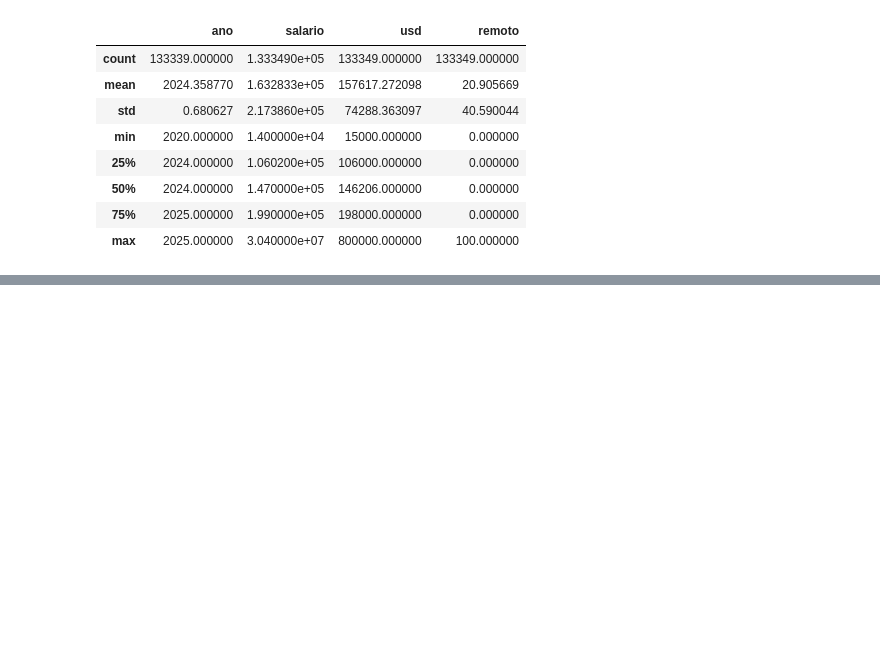
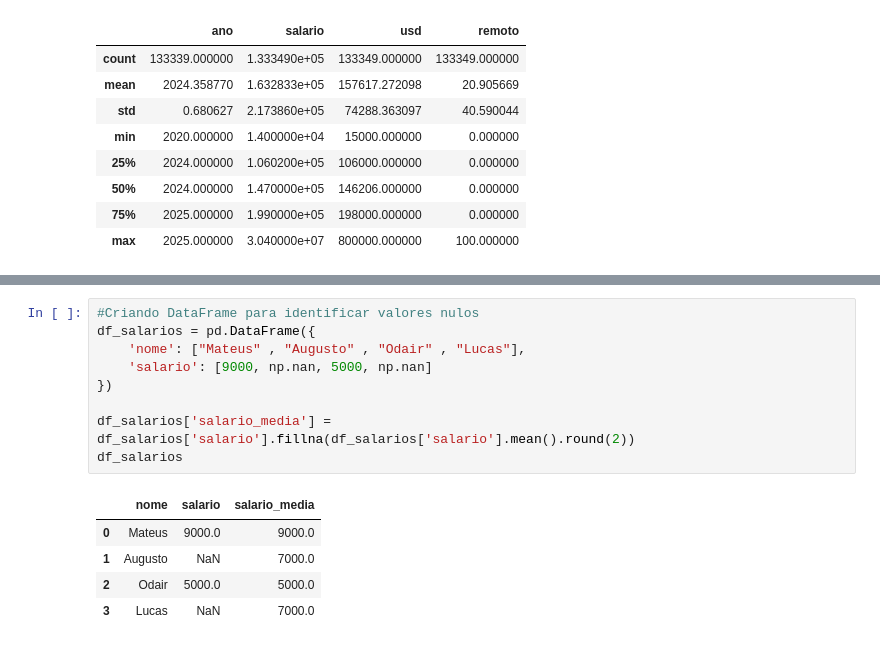
Before and after one commit to mateus-henriquee/imersao-alura_python_datascience, a Jupyter notebook: notebook.ipynb, the cells around one changed output, grey strips where cells are left out. Cells and saved outputs as stored; diff of their text form; blank space fills up the shorter version.

```diff
--- a/notebook.ipynb
+++ b/notebook.ipynb
@@ -252,0 +309,15 @@ FIM DA AULA 1 💙😁
+# %%
+#Criando DataFrame para identificar valores nulos
+df_salarios = pd.DataFrame({
+    'nome': ["Mateus" , "Augusto" , "Odair" , "Lucas"],
+    'salario': [9000, np.nan, 5000, np.nan]
+})
+
+df_salarios['salario_media'] = df_salarios['salario'].fillna(df_salarios['salario'].mean().round(2))
+df_salarios
+# %% [output]
+|  | nome | salario | salario_media |
+| 0 | Mateus | 9000.0 | 9000.0 |
+| 1 | Augusto | NaN | 7000.0 |
+| 2 | Odair | 5000.0 | 5000.0 |
+| 3 | Lucas | NaN | 7000.0 |
```
Also changed, not shown: parts of 13 cells of this notebook.
